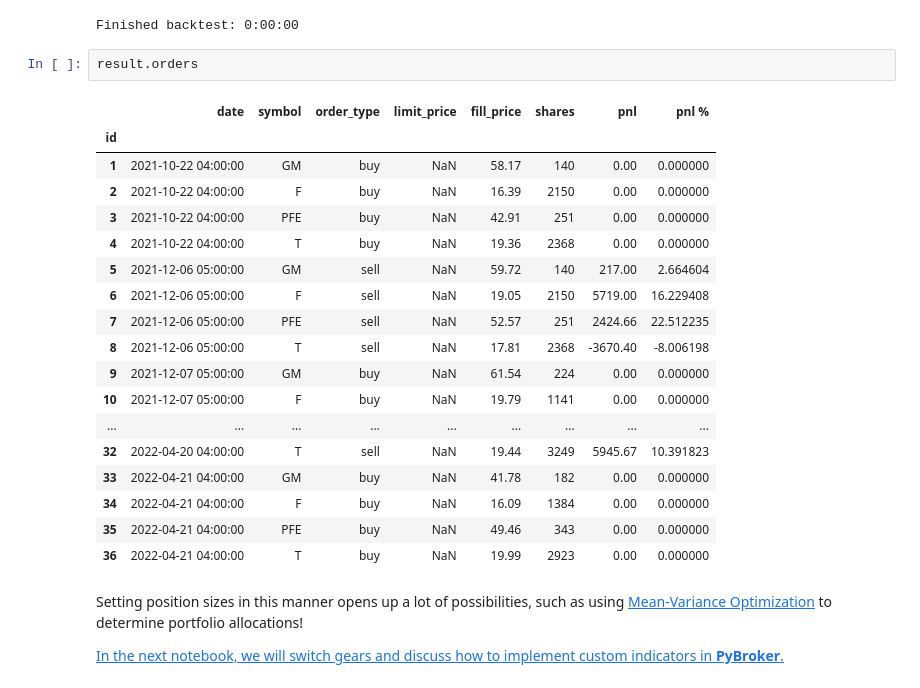
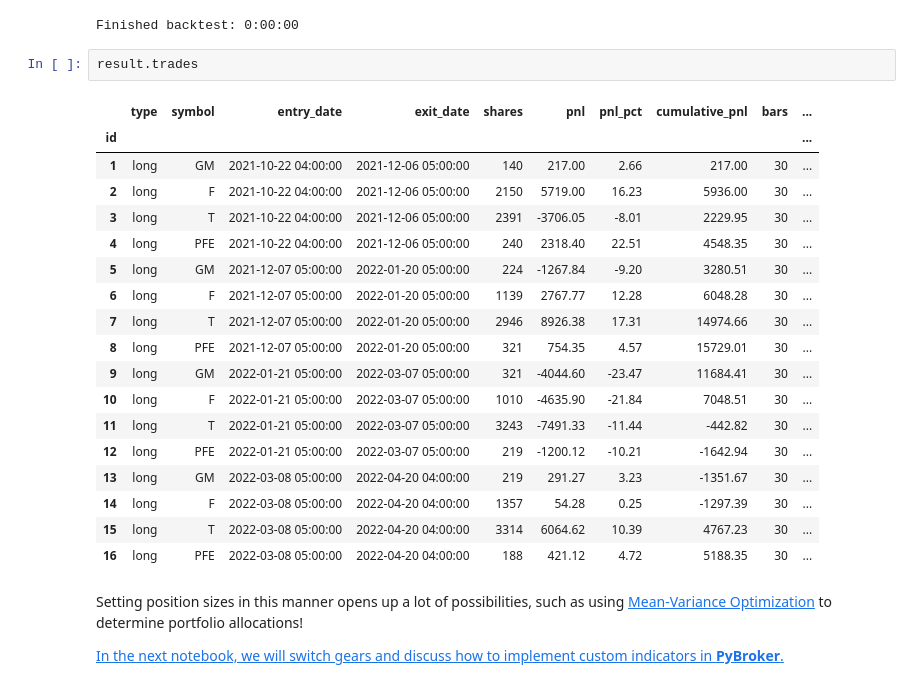
Before and after one commit to edtechre/pybroker, a Jupyter notebook: docs/notebooks/4. Ranking and Position Sizing.ipynb, the cells around one changed output. Cells and saved outputs as stored; diff of their text form.

```diff
--- a/docs/notebooks/4. Ranking and Position Sizing.ipynb
+++ b/docs/notebooks/4. Ranking and Position Sizing.ipynb
@@ -105,26 +105,26 @@ Test split: 2021-06-01 04:00:00 to 2022-05-31 04:00:00
 100% (253 of 253) |######################| Elapsed Time: 0:00:00 Time:  0:00:00
 Finished backtest: 0:00:00
 # %%
-result.orders
+result.trades
 # %% [output]
-|  | date | symbol | order_type | limit_price | fill_price | shares | pnl | pnl % |
-| id |  |  |  |  |  |  |  |  |
-| 1 | 2021-10-22 04:00:00 | GM | buy | NaN | 58.17 | 140 | 0.00 | 0.000000 |
-| 2 | 2021-10-22 04:00:00 | F | buy | NaN | 16.39 | 2150 | 0.00 | 0.000000 |
-| 3 | 2021-10-22 04:00:00 | PFE | buy | NaN | 42.91 | 251 | 0.00 | 0.000000 |
-| 4 | 2021-10-22 04:00:00 | T | buy | NaN | 19.36 | 2368 | 0.00 | 0.000000 |
-| 5 | 2021-12-06 05:00:00 | GM | sell | NaN | 59.72 | 140 | 217.00 | 2.664604 |
-| 6 | 2021-12-06 05:00:00 | F | sell | NaN | 19.05 | 2150 | 5719.00 | 16.229408 |
-| 7 | 2021-12-06 05:00:00 | PFE | sell | NaN | 52.57 | 251 | 2424.66 | 22.512235 |
-| 8 | 2021-12-06 05:00:00 | T | sell | NaN | 17.81 | 2368 | -3670.40 | -8.006198 |
-| 9 | 2021-12-07 05:00:00 | GM | buy | NaN | 61.54 | 224 | 0.00 | 0.000000 |
-| 10 | 2021-12-07 05:00:00 | F | buy | NaN | 19.79 | 1141 | 0.00 | 0.000000 |
-| ... | ... | ... | ... | ... | ... | ... | ... | ... |
-| 32 | 2022-04-20 04:00:00 | T | sell | NaN | 19.44 | 3249 | 5945.67 | 10.391823 |
-| 33 | 2022-04-21 04:00:00 | GM | buy | NaN | 41.78 | 182 | 0.00 | 0.000000 |
-| 34 | 2022-04-21 04:00:00 | F | buy | NaN | 16.09 | 1384 | 0.00 | 0.000000 |
-| 35 | 2022-04-21 04:00:00 | PFE | buy | NaN | 49.46 | 343 | 0.00 | 0.000000 |
-| 36 | 2022-04-21 04:00:00 | T | buy | NaN | 19.99 | 2923 | 0.00 | 0.000000 |
+|  | type | symbol | entry_date | exit_date | shares | pnl | pnl_pct | cumulative_pnl | bars | ... |
+| id |  |  |  |  |  |  |  |  |  | ... |
+| 1 | long | GM | 2021-10-22 04:00:00 | 2021-12-06 05:00:00 | 140 | 217.00 | 2.66 | 217.00 | 30 | ... |
+| 2 | long | F | 2021-10-22 04:00:00 | 2021-12-06 05:00:00 | 2150 | 5719.00 | 16.23 | 5936.00 | 30 | ... |
+| 3 | long | T | 2021-10-22 04:00:00 | 2021-12-06 05:00:00 | 2391 | -3706.05 | -8.01 | 2229.95 | 30 | ... |
+| 4 | long | PFE | 2021-10-22 04:00:00 | 2021-12-06 05:00:00 | 240 | 2318.40 | 22.51 | 4548.35 | 30 | ... |
+| 5 | long | GM | 2021-12-07 05:00:00 | 2022-01-20 05:00:00 | 224 | -1267.84 | -9.20 | 3280.51 | 30 | ... |
+| 6 | long | F | 2021-12-07 05:00:00 | 2022-01-20 05:00:00 | 1139 | 2767.77 | 12.28 | 6048.28 | 30 | ... |
+| 7 | long | T | 2021-12-07 05:00:00 | 2022-01-20 05:00:00 | 2946 | 8926.38 | 17.31 | 14974.66 | 30 | ... |
+| 8 | long | PFE | 2021-12-07 05:00:00 | 2022-01-20 05:00:00 | 321 | 754.35 | 4.57 | 15729.01 | 30 | ... |
+| 9 | long | GM | 2022-01-21 05:00:00 | 2022-03-07 05:00:00 | 321 | -4044.60 | -23.47 | 11684.41 | 30 | ... |
+| 10 | long | F | 2022-01-21 05:00:00 | 2022-03-07 05:00:00 | 1010 | -4635.90 | -21.84 | 7048.51 | 30 | ... |
+| 11 | long | T | 2022-01-21 05:00:00 | 2022-03-07 05:00:00 | 3243 | -7491.33 | -11.44 | -442.82 | 30 | ... |
+| 12 | long | PFE | 2022-01-21 05:00:00 | 2022-03-07 05:00:00 | 219 | -1200.12 | -10.21 | -1642.94 | 30 | ... |
+| 13 | long | GM | 2022-03-08 05:00:00 | 2022-04-20 04:00:00 | 219 | 291.27 | 3.23 | -1351.67 | 30 | ... |
+| 14 | long | F | 2022-03-08 05:00:00 | 2022-04-20 04:00:00 | 1357 | 54.28 | 0.25 | -1297.39 | 30 | ... |
+| 15 | long | T | 2022-03-08 05:00:00 | 2022-04-20 04:00:00 | 3314 | 6064.62 | 10.39 | 4767.23 | 30 | ... |
+| 16 | long | PFE | 2022-03-08 05:00:00 | 2022-04-20 04:00:00 | 188 | 421.12 | 4.72 | 5188.35 | 30 | ... |
 # %% [markdown]
 Setting position sizes in this manner opens up a lot of possibilities, such as using [Mean-Variance Optimization](https://en.wikipedia.org/wiki/Modern_portfolio_theory) to determine portfolio allocations!
 
```
Also changed, not shown: parts of 1 cell of this notebook, 5 other files.
